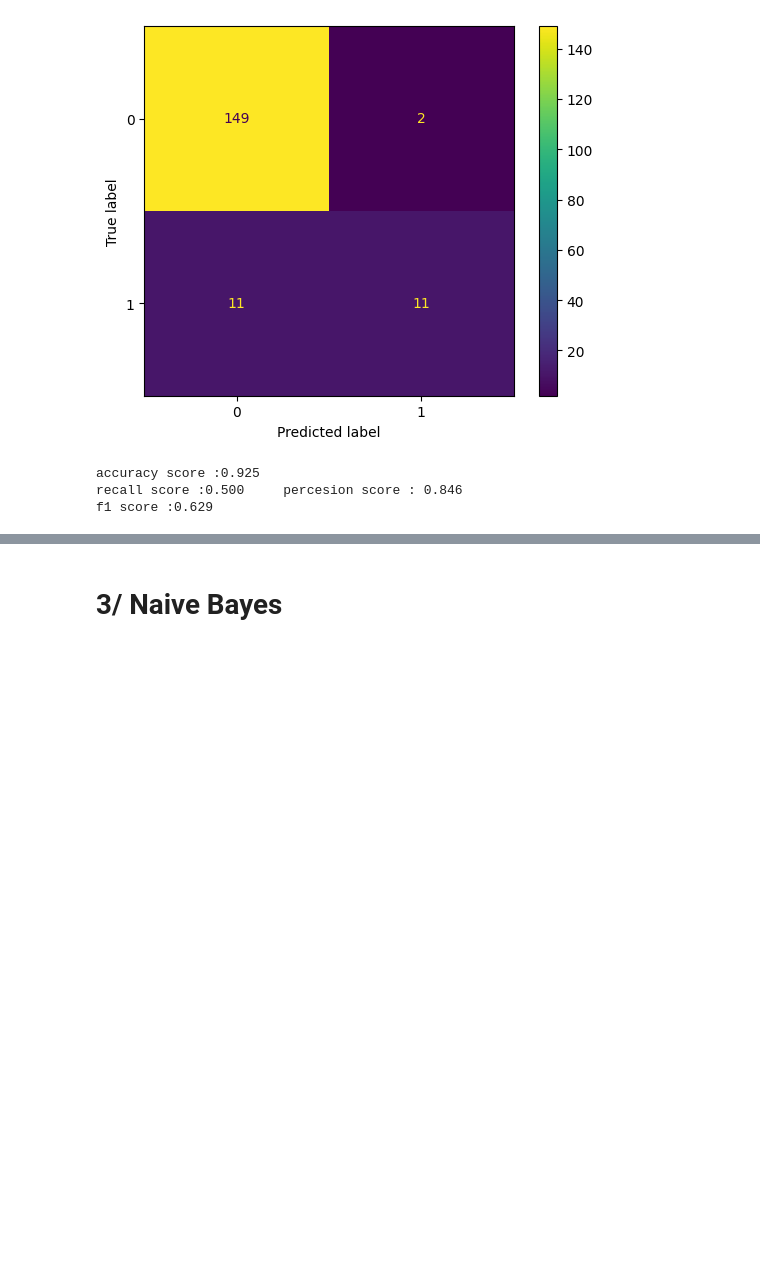
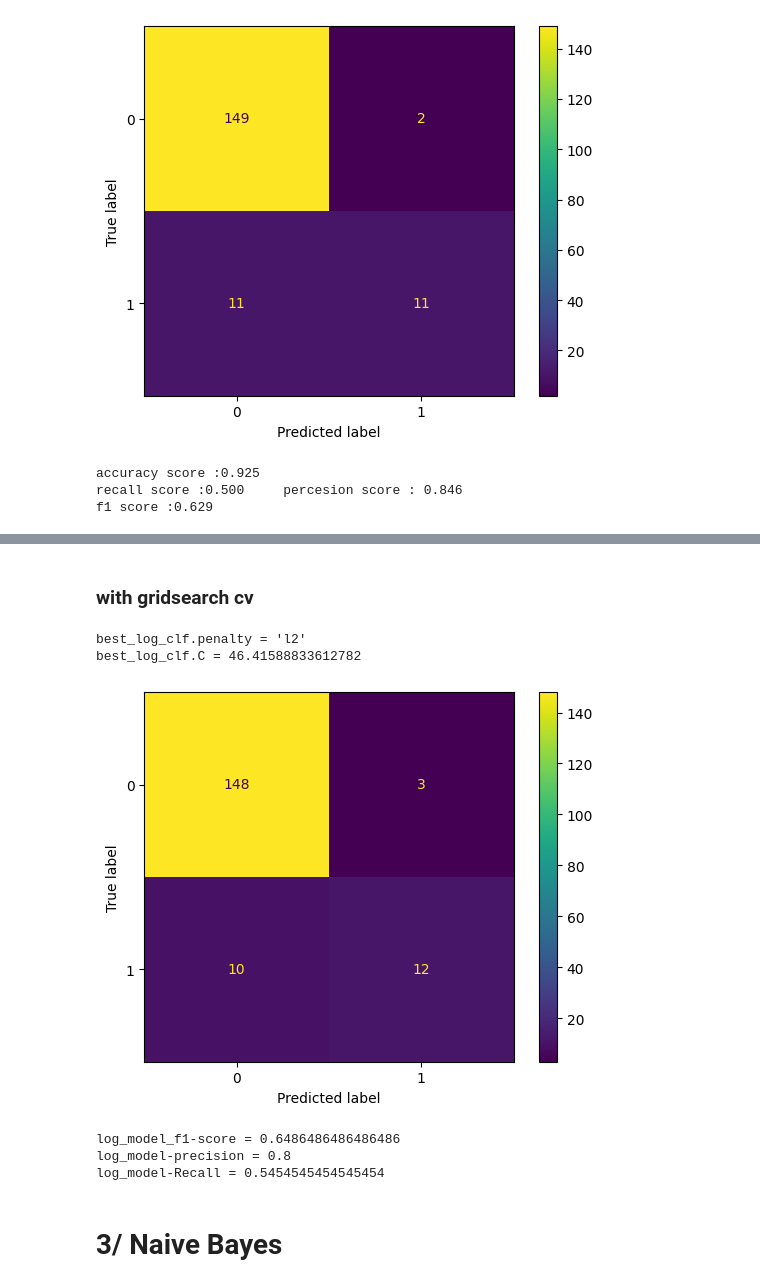
Before and after one commit to moyaser315/covid19_outcome_-prediction, a Jupyter notebook: proj.ipynb, the cells around one changed output, grey strips where cells are left out. Cells and saved outputs as stored; diff of their text form; code cells hidden in the pictures; blank space fills up the shorter version.

Commit message:
diferrent validations for logistic regression

```diff
--- a/proj.ipynb
+++ b/proj.ipynb
@@ -217,0 +252,30 @@ f1 score :0.629
+# %% [markdown]
+### with gridsearch cv
+# %%
+from sklearn.model_selection import GridSearchCV
+log_param_grid = {
+    "C" : np.logspace(-5, 5, 10)
+}
+log_classifier = LogisticRegression()
+log_clf_cv = GridSearchCV(log_classifier, log_param_grid, cv=10, scoring='recall')
+best_log_clf = log_clf_cv.fit(X_train,y_train).best_estimator_
+print(f"{best_log_clf.penalty = }\n{best_log_clf.C = }")
+# %% [output]
+best_log_clf.penalty = 'l2'
+best_log_clf.C = 46.41588833612782
+# %%
+y_pred_log = best_log_clf.predict(X_test)
+
+# Confusion Matrix
+cm=confusion_matrix(y_pred=y_pred_log,y_true=y_test)
+disp = ConfusionMatrixDisplay(confusion_matrix=cm, display_labels=[0,1])
+disp.plot()
+plt.show()
+
+# Precision, Recall, f1-score
+print(f"log_model_f1-score = {f1_score(y_test, y_pred_log)}\nlog_model-precision = {precision_score(y_test,y_pred_log)}\nlog_model-Recall = {recall_score(y_test,y_pred_log)}")
+# %% [output]
+[figure, added]
+log_model_f1-score = 0.6486486486486486
+log_model-precision = 0.8
+log_model-Recall = 0.5454545454545454
```
Also changed, not shown: parts of 4 cells of this notebook.
